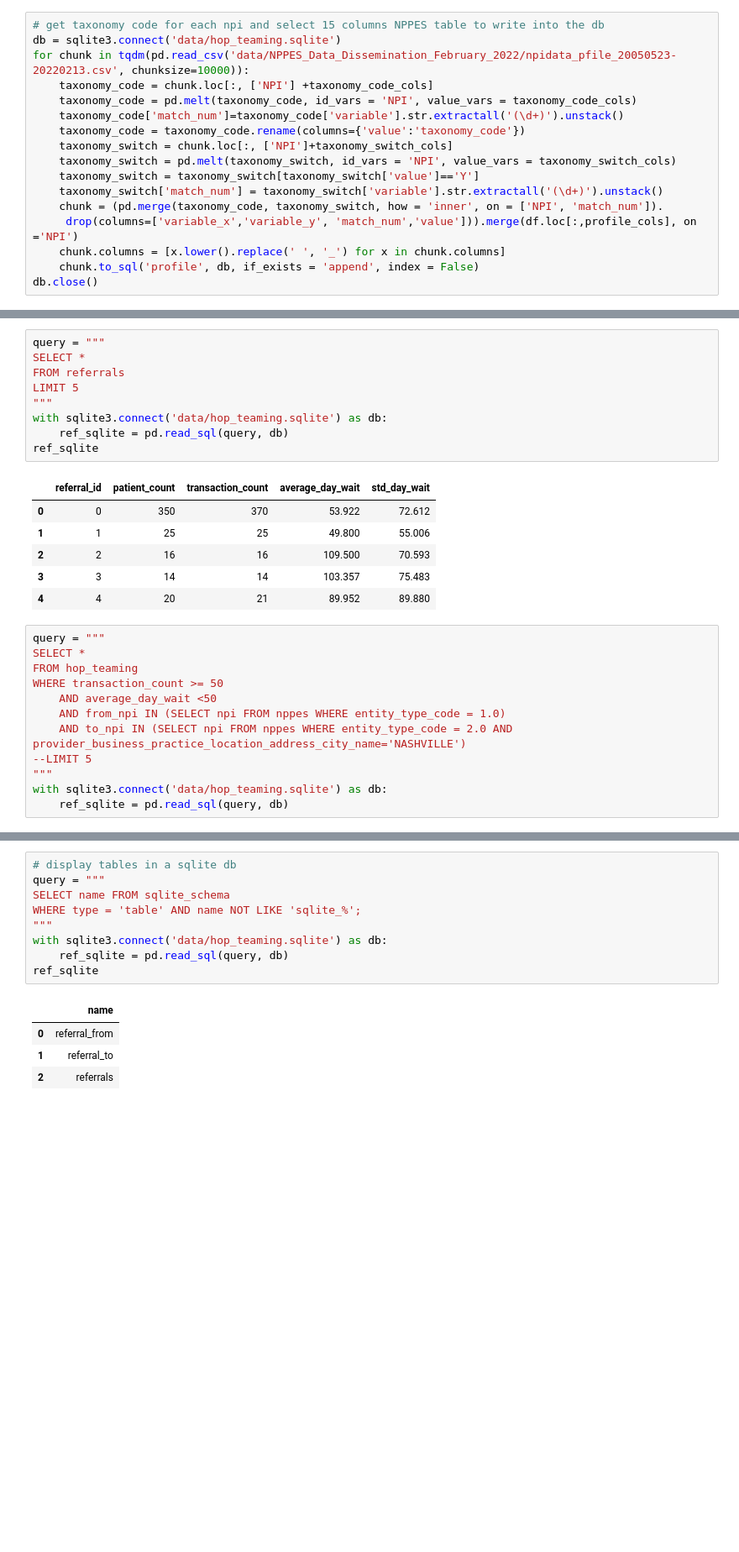
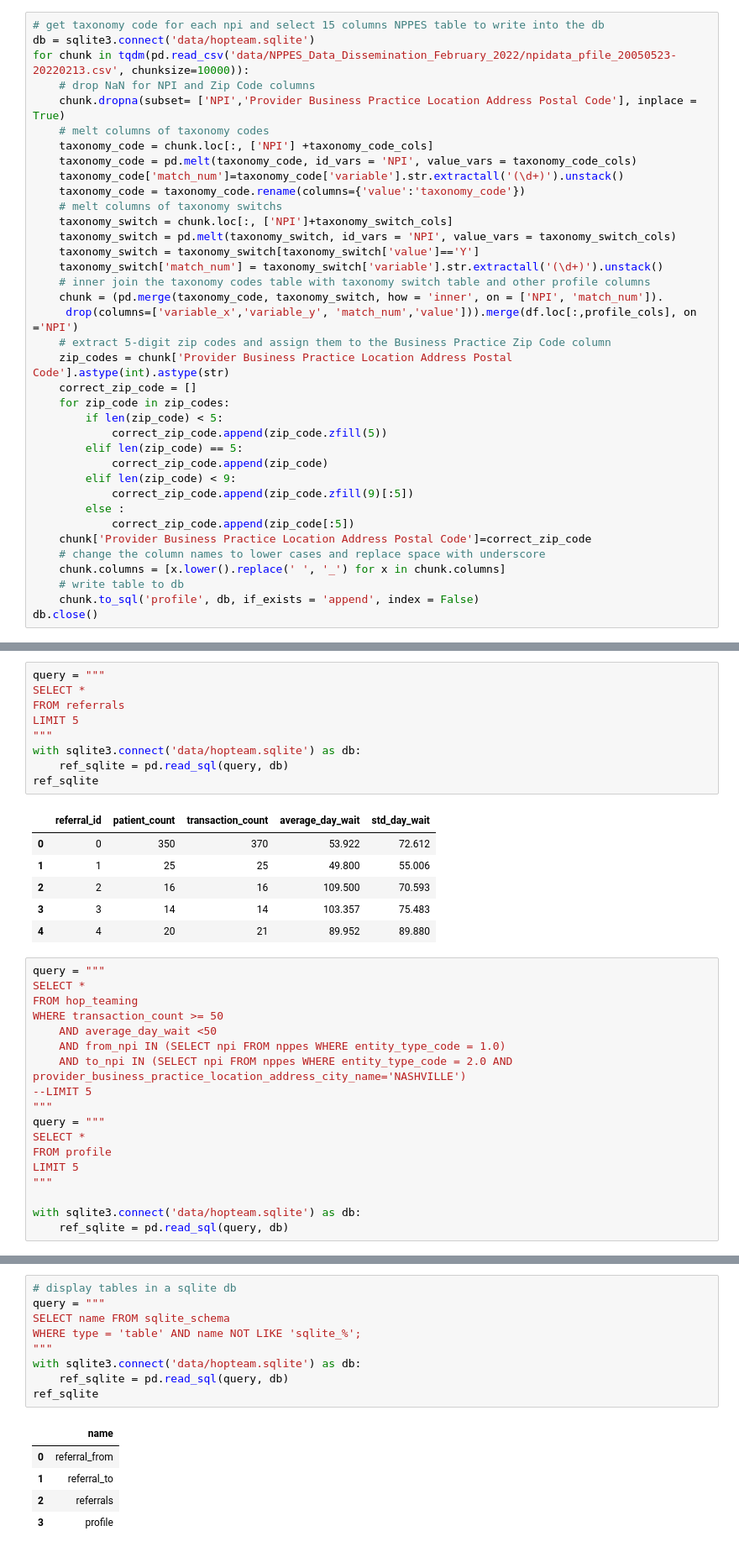
Before and after one commit to VahidehRasekhi/hop_team-hotdogs, a Jupyter notebook: 01_data_cleaning_Zhang.ipynb, the cells around one changed output, grey strips where cells are left out. Shown: that part at 84% size. Saved outputs shown, nothing was run; the diff lists cells and outputs as text; blank space fills up the shorter version.

Commit message:
wrote profile table to db

```diff
--- a/01_data_cleaning_Zhang.ipynb
+++ b/01_data_cleaning_Zhang.ipynb
@@ -195,19 +228,39 @@ db.execute('CREATE INDEX average_day_wait ON hop_teaming(average_day_wait)')
 db.close()
 # %%
 # get taxonomy code for each npi and select 15 columns NPPES table to write into the db
-db = sqlite3.connect('data/hop_teaming.sqlite')
+db = sqlite3.connect('data/hopteam.sqlite')
 for chunk in tqdm(pd.read_csv('data/NPPES_Data_Dissemination_February_2022/npidata_pfile_20050523-20220213.csv', chunksize=10000)):
+    # drop NaN for NPI and Zip Code columns
+    chunk.dropna(subset= ['NPI','Provider Business Practice Location Address Postal Code'], inplace = True)
+    # melt columns of taxonomy codes
     taxonomy_code = chunk.loc[:, ['NPI'] +taxonomy_code_cols]
     taxonomy_code = pd.melt(taxonomy_code, id_vars = 'NPI', value_vars = taxonomy_code_cols)
     taxonomy_code['match_num']=taxonomy_code['variable'].str.extractall('(\d+)').unstack()
     taxonomy_code = taxonomy_code.rename(columns={'value':'taxonomy_code'})
+    # melt columns of taxonomy switchs
     taxonomy_switch = chunk.loc[:, ['NPI']+taxonomy_switch_cols]
     taxonomy_switch = pd.melt(taxonomy_switch, id_vars = 'NPI', value_vars = taxonomy_switch_cols)
     taxonomy_switch = taxonomy_switch[taxonomy_switch['value']=='Y']
     taxonomy_switch['match_num'] = taxonomy_switch['variable'].str.extractall('(\d+)').unstack()
+    # inner join the taxonomy codes table with taxonomy switch table and other profile columns
     chunk = (pd.merge(taxonomy_code, taxonomy_switch, how = 'inner', on = ['NPI', 'match_num']).
      drop(columns=['variable_x','variable_y', 'match_num','value'])).merge(df.loc[:,profile_cols], on ='NPI')
+    # extract 5-digit zip codes and assign them to the Business Practice Zip Code column
+    zip_codes = chunk['Provider Business Practice Location Address Postal Code'].astype(int).astype(str)
+    correct_zip_code = []
+    for zip_code in zip_codes:
+        if len(zip_code) < 5:
+            correct_zip_code.append(zip_code.zfill(5))
+        elif len(zip_code) == 5:
+            correct_zip_code.append(zip_code)
+        elif len(zip_code) < 9:
+            correct_zip_code.append(zip_code.zfill(9)[:5])
+        else :
+            correct_zip_code.append(zip_code[:5])
+    chunk['Provider Business Practice Location Address Postal Code']=correct_zip_code
+    # change the column names to lower cases and replace space with underscore
     chunk.columns = [x.lower().replace(' ', '_') for x in chunk.columns]
+    # write table to db
     chunk.to_sql('profile', db, if_exists = 'append', index = False)
 db.close()
 # %%
@@ -250,7 +302,7 @@ SELECT *
 FROM referrals
 LIMIT 5
 """
-with sqlite3.connect('data/hop_teaming.sqlite') as db:
+with sqlite3.connect('data/hopteam.sqlite') as db:
     ref_sqlite = pd.read_sql(query, db)
 ref_sqlite
 # %% [output]
@@ -270,7 +322,13 @@ WHERE transaction_count >= 50
     AND to_npi IN (SELECT npi FROM nppes WHERE entity_type_code = 2.0 AND provider_business_practice_location_address_city_name='NASHVILLE')
 --LIMIT 5
 """
-with sqlite3.connect('data/hop_teaming.sqlite') as db:
+query = """
+SELECT *
+FROM profile
+LIMIT 5
+"""
+
+with sqlite3.connect('data/hopteam.sqlite') as db:
     ref_sqlite = pd.read_sql(query, db)
 # %%
 ref_sqlite
@@ -291,15 +342,16 @@ ref_sqlite
 # %%
 # display tables in a sqlite db
 query = """
 SELECT name FROM sqlite_schema
 WHERE type = 'table' AND name NOT LIKE 'sqlite_%';
 """
-with sqlite3.connect('data/hop_teaming.sqlite') as db:
+with sqlite3.connect('data/hopteam.sqlite') as db:
     ref_sqlite = pd.read_sql(query, db)
 ref_sqlite
 # %% [output]
 |  | name |
 | 0 | referral_from |
 | 1 | referral_to |
 | 2 | referrals |
+| 3 | profile |
 # %%
```
Also changed, not shown: parts of 14 cells of this notebook.
